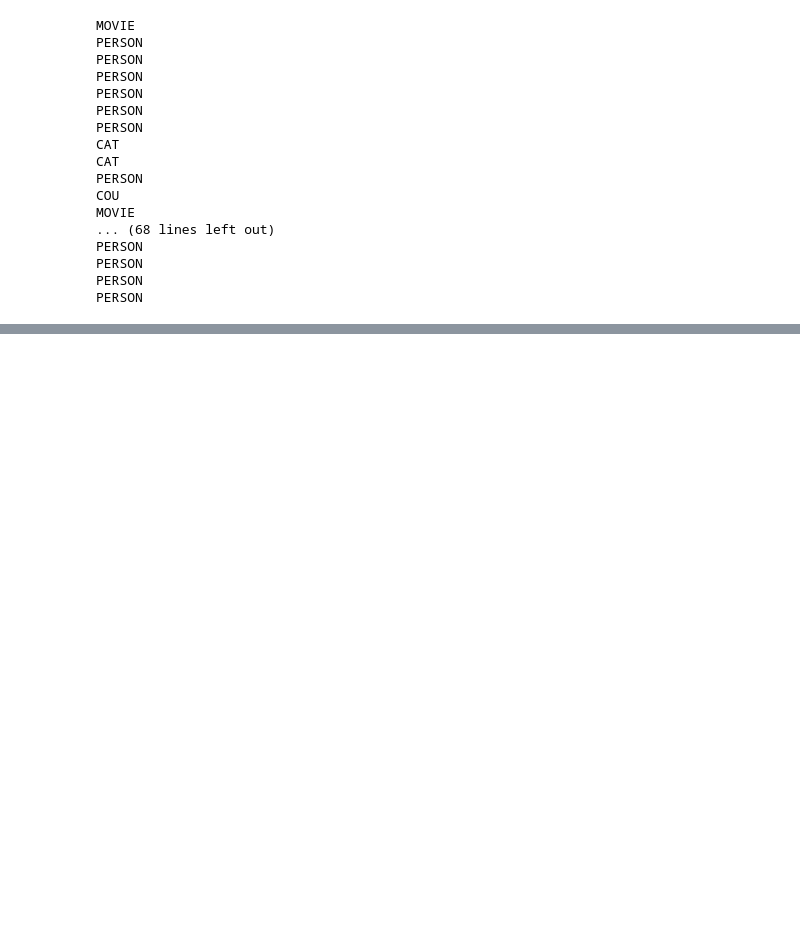
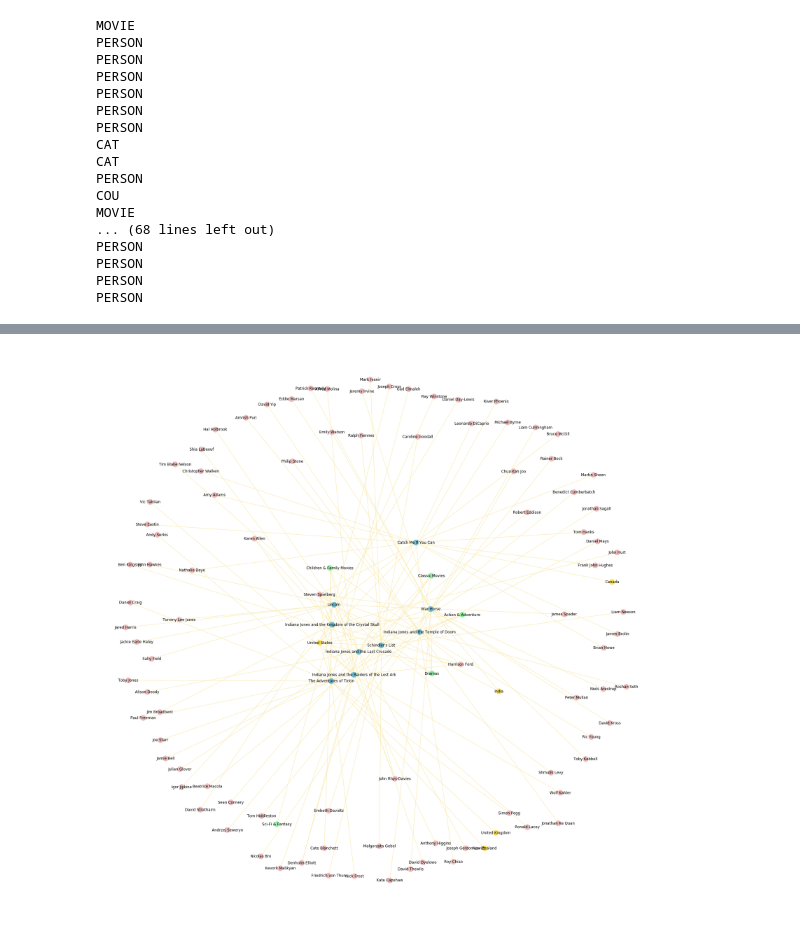
Before and after one commit to LydiaGarrido/TFG-LydiaGarrido, a Jupyter notebook: notebooks/Netflix.ipynb, the cells around one changed output, grey strips where cells are left out. Saved outputs shown, nothing was run; the diff lists cells and outputs as text; code cells hidden in the pictures; blank space fills up the shorter version.

```diff
--- a/notebooks/Netflix.ipynb
+++ b/notebooks/Netflix.ipynb
@@ -238,0 +302,20 @@ def draw_sub_graph(sub_graph):
+# %%
+director = "Steven Spielberg"
+G_director = nx.Graph()
+for i, rowi in df_cat2.iterrows():
+    for j in rowi['list_directors']:
+        if (j==director):
+            print (rowi['title'])
+            G_director.add_node(rowi['title'],key=rowi['show_id'],label="MOVIE",mtype=rowi['type'],rating=rowi['rating'])
+            for element in rowi['list_actors']:
+                G_director.add_node(element,label="PERSON")
+                G_director.add_edge(rowi['title'], element, label="ACTED_IN")
+            for element in rowi['list_categories']:
+                G_director.add_node(element,label="CAT")
+                G_director.add_edge(rowi['title'], element, label="CAT_IN")
+            for element in rowi['list_directors']:
+                G_director.add_node(element,label="PERSON")
+                G_director.add_edge(rowi['title'], element, label="DIRECTED")
+            for element in rowi['list_countries']:
+                G_director.add_node(element,label="COU")
+                G_director.add_edge(rowi['title'], element, label="COU_IN")
@@ -239,2 +332,6 @@ def draw_sub_graph(sub_graph):
+# %%
+show_graph(G_director)
+# %% [output]
+[figure, added]
 # %%
 #spark.stop()
```
Also changed, not shown: parts of 13 cells of this notebook.
